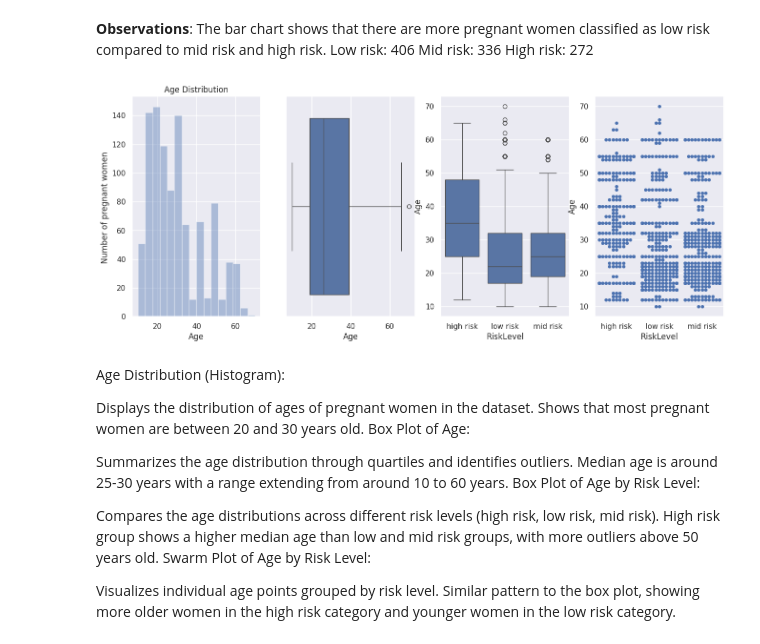
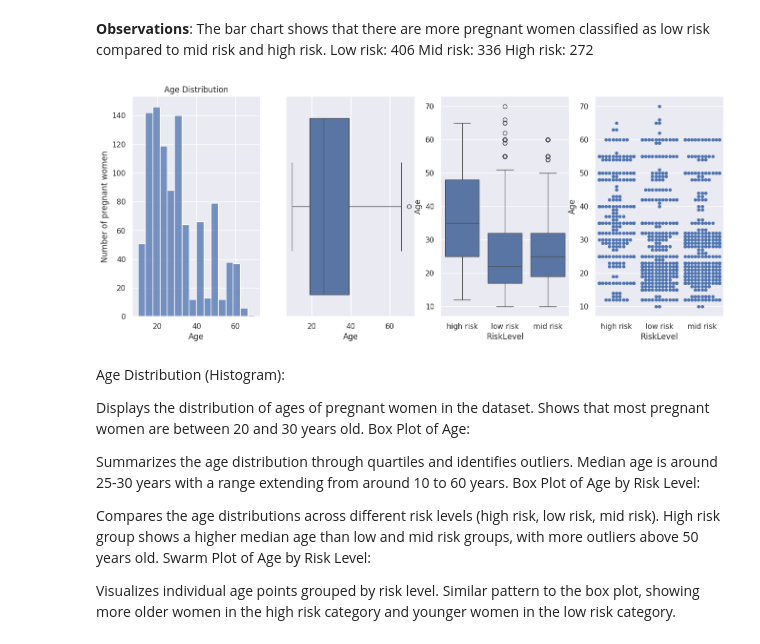
Before and after one commit to Nanasei878/Maternal-Health-Risk-Evaluation, a Jupyter notebook: Maternal_Health_Risk_Data.ipynb, the cells around one changed output. Saved outputs shown, nothing was run; the diff lists cells and outputs as text; code cells hidden in the pictures.

```diff
--- a/Maternal_Health_Risk_Data.ipynb
+++ b/Maternal_Health_Risk_Data.ipynb
@@ -108,21 +108,33 @@ Low risk: 406
 Mid risk: 336
 High risk: 272
 # %%
-plt.figure(figsize=(16,6))
-plt.subplot(141)
-plt.title("Age Distribution")
-sns.distplot(a=df.Age,kde=False)
-plt.xlabel("Age")
-plt.ylabel("Number of pregnant women ")
-plt.subplot(142)
-sns.boxplot(x=df.Age)
-plt.subplot(143)
-sns.boxplot(x=df.RiskLevel, y=df.Age)
-plt.subplot(144)
-sns.swarmplot(x=df.RiskLevel, y=df.Age)
-plt.show()
+def visualizer(numeric_feature, title, xlabel, ylabel):
+    plt.figure(figsize=(16, 6))
+
+    # Distribution plot
+    plt.subplot(141)
+    plt.title(title)
+    sns.histplot(df[numeric_feature], kde=False)  # Replaced distplot with histplot for newer versions of seaborn
+    plt.xlabel(xlabel)
+    plt.ylabel(ylabel)
+
+    # Box plot
+    plt.subplot(142)
+    sns.boxplot(x=df[numeric_feature])
+
+    # Box plot with risk levels
+    plt.subplot(143)
+    sns.boxplot(x=df.RiskLevel, y=df[numeric_feature])
+
+    # Swarm plot with risk levels
+    plt.subplot(144)
+    sns.swarmplot(x=df.RiskLevel, y=df[numeric_feature])
+
+    plt.show()
-# %% [output]
-[figure, removed]
+# %%
+visualizer('Age','Age Distribution','Age','Number of pregnant women')
+# %% [output]
+[figure, added]
 # %% [markdown]
 Age Distribution (Histogram):
 
```
Also changed, not shown: parts of 11 cells of this notebook.
